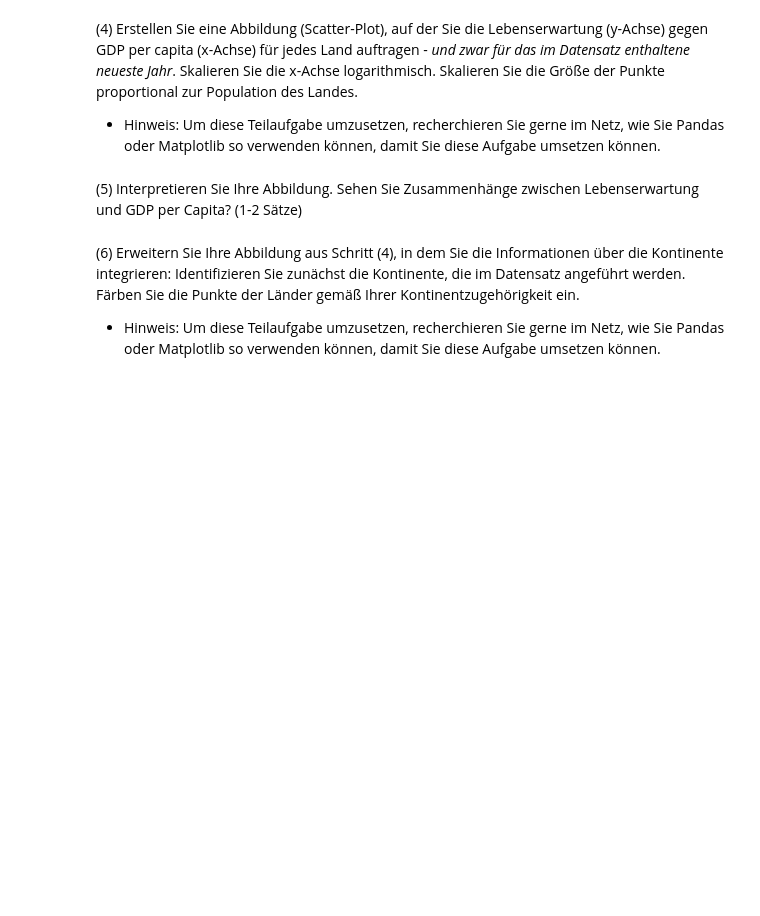
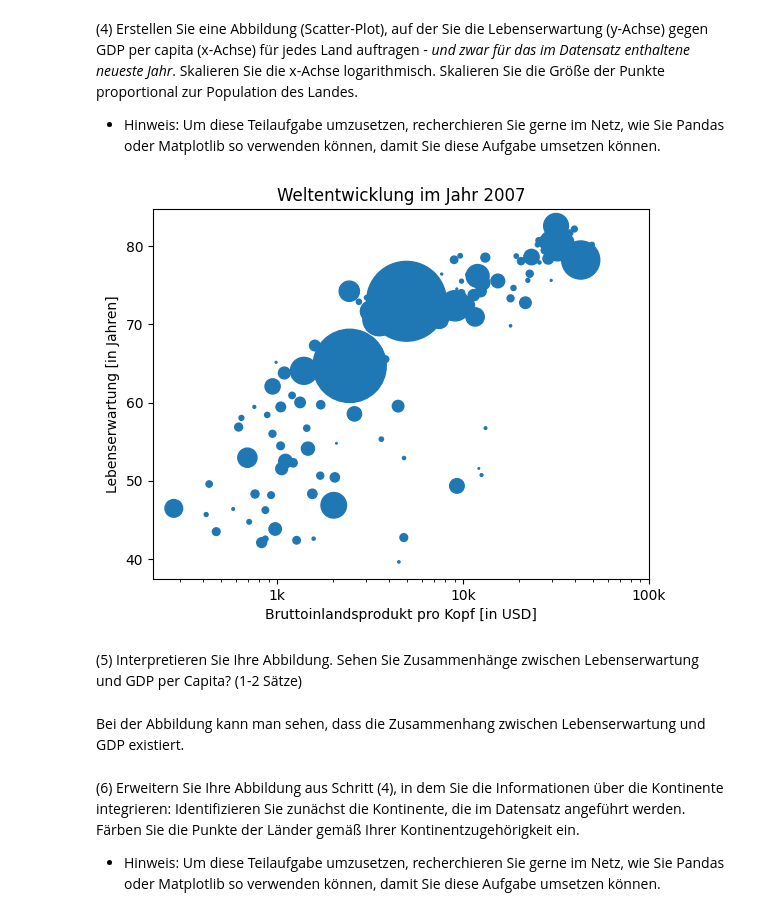
Before and after one commit to cortex359/ds.ss24, a Jupyter notebook: 03/TSRI-3.ipynb, the cells around one changed output. Drawn from its saved outputs; the diff is of its cells as text; code cells hidden in the pictures; blank space fills up the shorter version.

```diff
--- a/03/TSRI-3.ipynb
+++ b/03/TSRI-3.ipynb
@@ -113,8 +184,21 @@ gapminder.head()
 (4) Erstellen Sie eine Abbildung (Scatter-Plot), auf der Sie die Lebenserwartung (y-Achse) gegen GDP per capita (x-Achse) für jedes Land auftragen - *und zwar für das im Datensatz enthaltene neueste Jahr*. Skalieren Sie die x-Achse logarithmisch. Skalieren Sie die Größe der Punkte proportional zur Population des Landes.
 
 * Hinweis: Um diese Teilaufgabe umzusetzen, recherchieren Sie gerne im Netz, wie Sie Pandas oder Matplotlib so verwenden können, damit Sie diese Aufgabe umsetzen können.
+# %%
+gapminder_max_year = gapminder.loc[gapminder["year"] == gapminder["year"].max()]
+plt.scatter(gapminder_max_year["gdpPercap"], gapminder_max_year["lifeExp"], s=gapminder_max_year["pop"] / 4e5)
+plt.xscale("log")
+plt.xlabel('Bruttoinlandsprodukt pro Kopf [in USD]')
+plt.ylabel('Lebenserwartung [in Jahren]')
+plt.title('Weltentwicklung im Jahr 2007')
+plt.xticks([1000,10000,100000], ['1k','10k','100k'])
+plt.show()
+# %% [output]
+[figure, added]
 # %% [markdown]
 (5) Interpretieren Sie Ihre Abbildung. Sehen Sie Zusammenhänge zwischen Lebenserwartung und GDP per Capita? (1-2 Sätze)
+# %% [markdown]
+Bei der Abbildung kann man sehen, dass die Zusammenhang zwischen Lebenserwartung und GDP existiert.
 # %% [markdown]
 (6) Erweitern Sie Ihre Abbildung aus Schritt (4), in dem Sie die Informationen über die Kontinente integrieren: Identifizieren Sie zunächst die Kontinente, die im Datensatz angeführt werden. Färben Sie die Punkte der Länder gemäß Ihrer Kontinentzugehörigkeit ein.
 
```
Also changed, not shown: parts of 11 cells of this notebook.
